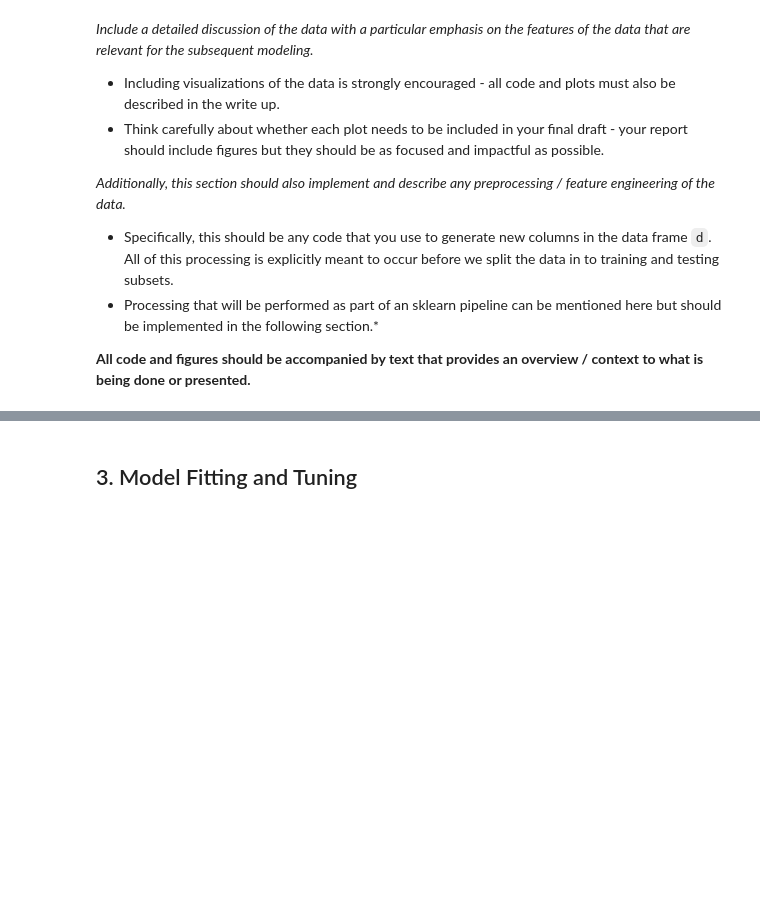
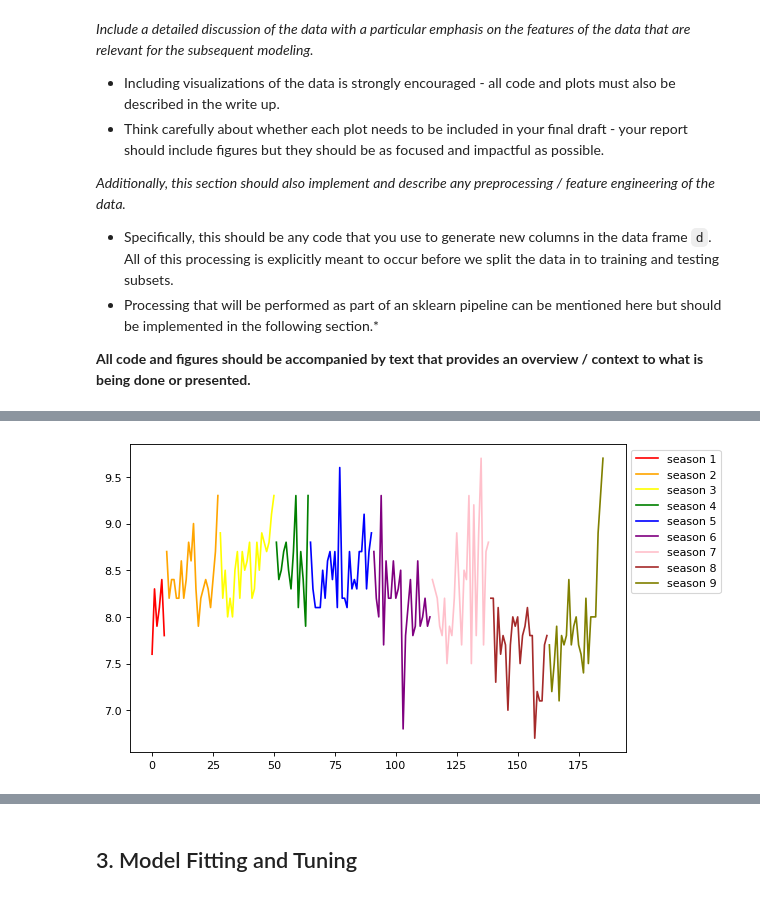
Before and after one commit to Machine-Learning-in-Python-Group-24/Machine-Learning-in-Python-Group-24, a Jupyter notebook: Project 1/project1.ipynb, the cells around one changed output, grey strips where cells are left out. Cells and saved outputs as stored; diff of their text form; code cells hidden in the pictures; blank space fills up the shorter version.

```diff
--- a/Project 1/project1.ipynb
+++ b/Project 1/project1.ipynb
@@ -56,0 +111,9 @@ After making sure that all the necessary libraries or submodules are uploaded he
+# %%
+season_color = ['red', 'orange', 'yellow', 'green', 'blue', 'purple', 'pink', 'brown', 'olive']
+
+for i in range(1,10):
+    plt.plot(data[data.season == i].index, data[data.season == i].imdb_rating,
+             c=season_color[i-1], label=f'season {i}')
+    plt.legend(bbox_to_anchor=(1, 1))
+# %% [output]
+[figure, added]
```
Also changed, not shown: parts of 36 cells of this notebook.
